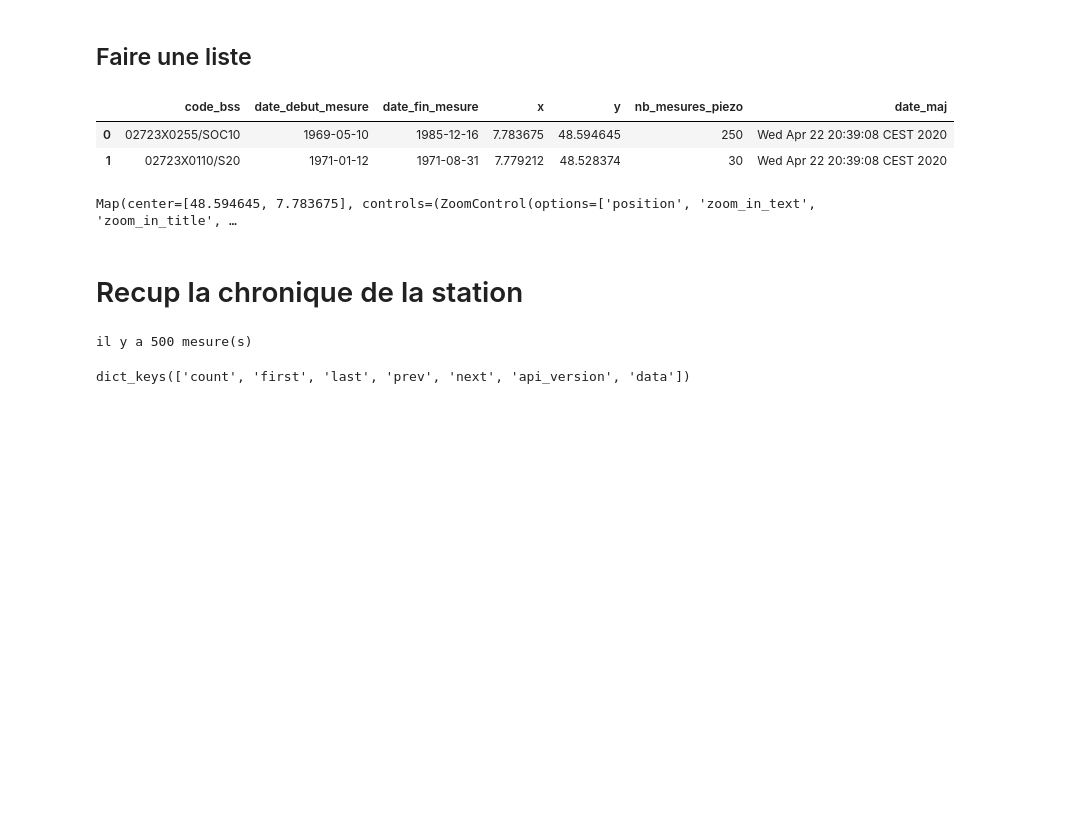
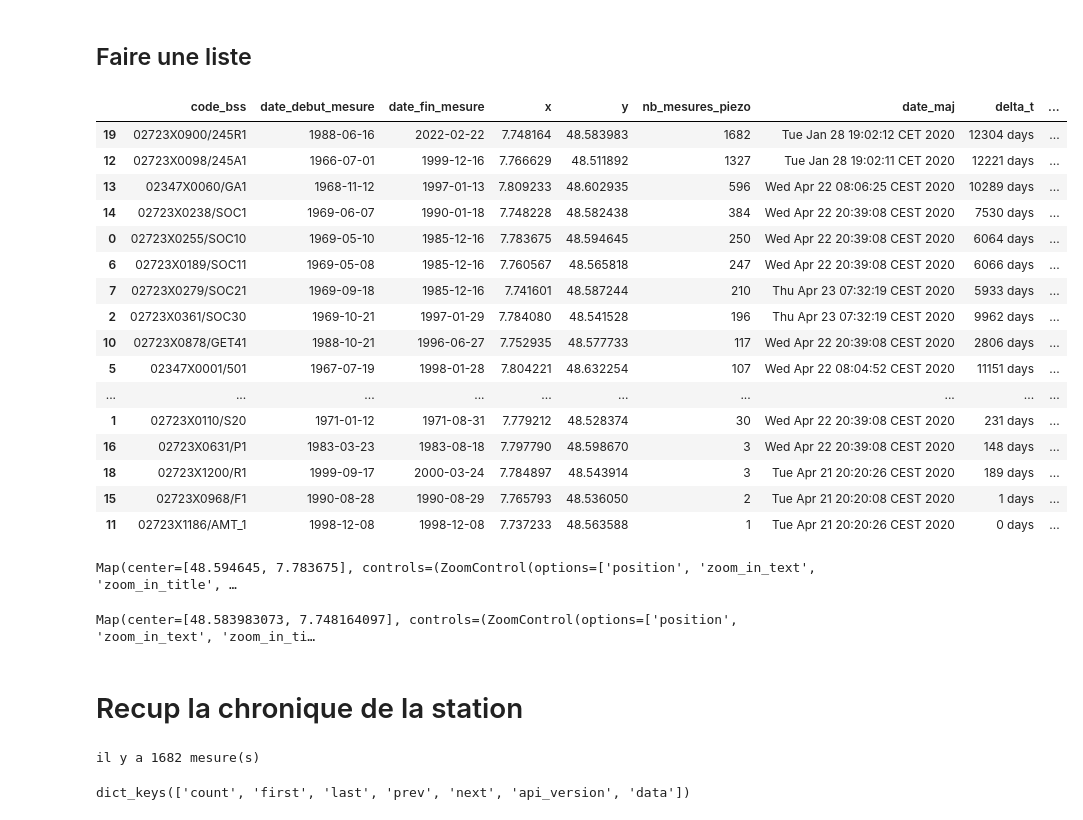
Before and after one commit to untic-dam/EauEnFrance_app, a Jupyter notebook: api_exploration_02.ipynb, the cells around one changed output. Saved outputs shown, nothing was run; the diff lists cells and outputs as text; code cells hidden in the pictures; blank space fills up the shorter version.

```diff
--- a/api_exploration_02.ipynb
+++ b/api_exploration_02.ipynb
@@ -139,11 +140,36 @@ pd.set_option('display.max_columns', None)
 # %%
 cols = ['code_bss', 'date_debut_mesure', 'date_fin_mesure', 'x', 'y', 'nb_mesures_piezo', 'date_maj']
 df_stations_light = df_stations[cols]
-df_stations_light.head(2)
+
+df_stations_light['date_debut_mesure'] = pd.to_datetime(df_stations_light['date_debut_mesure'])
+df_stations_light['date_fin_mesure'] = pd.to_datetime(df_stations_light['date_fin_mesure'])
-# %% [output]
-|  | code_bss | date_debut_mesure | date_fin_mesure | x | y | nb_mesures_piezo | date_maj |
-| 0 | 02723X0255/SOC10 | 1969-05-10 | 1985-12-16 | 7.783675 | 48.594645 | 250 | Wed Apr 22 20:39:08 CEST 2020 |
-| 1 | 02723X0110/S20 | 1971-01-12 | 1971-08-31 | 7.779212 | 48.528374 | 30 | Wed Apr 22 20:39:08 CEST 2020 |
+# %%
+#moyenne nb_mesure / mois
+df_stations_light['delta_t'] = df_stations_light['date_fin_mesure'] - df_stations_light['date_debut_mesure']
+df_stations_light['delta_t_mois'] = df_stations_light['delta_t'].dt.days / 30
+df_stations_light['moyenne_mesure_mois'] = df_stations_light['nb_mesures_piezo'] / df_stations_light['delta_t_mois']
+# %%
+sortBy = ['nb_mesures_piezo']
+
+df_stations_light.sort_values(by=sortBy, ascending=False)
+# %% [output]
+|  | code_bss | date_debut_mesure | date_fin_mesure | x | y | nb_mesures_piezo | date_maj | delta_t | ... |
+| 19 | 02723X0900/245R1 | 1988-06-16 | 2022-02-22 | 7.748164 | 48.583983 | 1682 | Tue Jan 28 19:02:12 CET 2020 | 12304 days | ... |
+| 12 | 02723X0098/245A1 | 1966-07-01 | 1999-12-16 | 7.766629 | 48.511892 | 1327 | Tue Jan 28 19:02:11 CET 2020 | 12221 days | ... |
+| 13 | 02347X0060/GA1 | 1968-11-12 | 1997-01-13 | 7.809233 | 48.602935 | 596 | Wed Apr 22 08:06:25 CEST 2020 | 10289 days | ... |
+| 14 | 02723X0238/SOC1 | 1969-06-07 | 1990-01-18 | 7.748228 | 48.582438 | 384 | Wed Apr 22 20:39:08 CEST 2020 | 7530 days | ... |
+| 0 | 02723X0255/SOC10 | 1969-05-10 | 1985-12-16 | 7.783675 | 48.594645 | 250 | Wed Apr 22 20:39:08 CEST 2020 | 6064 days | ... |
+| 6 | 02723X0189/SOC11 | 1969-05-08 | 1985-12-16 | 7.760567 | 48.565818 | 247 | Wed Apr 22 20:39:08 CEST 2020 | 6066 days | ... |
+| 7 | 02723X0279/SOC21 | 1969-09-18 | 1985-12-16 | 7.741601 | 48.587244 | 210 | Thu Apr 23 07:32:19 CEST 2020 | 5933 days | ... |
+| 2 | 02723X0361/SOC30 | 1969-10-21 | 1997-01-29 | 7.784080 | 48.541528 | 196 | Thu Apr 23 07:32:19 CEST 2020 | 9962 days | ... |
+| 10 | 02723X0878/GET41 | 1988-10-21 | 1996-06-27 | 7.752935 | 48.577733 | 117 | Wed Apr 22 20:39:08 CEST 2020 | 2806 days | ... |
+| 5 | 02347X0001/501 | 1967-07-19 | 1998-01-28 | 7.804221 | 48.632254 | 107 | Wed Apr 22 08:04:52 CEST 2020 | 11151 days | ... |
+| ... | ... | ... | ... | ... | ... | ... | ... | ... | ... |
+| 1 | 02723X0110/S20 | 1971-01-12 | 1971-08-31 | 7.779212 | 48.528374 | 30 | Wed Apr 22 20:39:08 CEST 2020 | 231 days | ... |
+| 16 | 02723X0631/P1 | 1983-03-23 | 1983-08-18 | 7.797790 | 48.598670 | 3 | Wed Apr 22 20:39:08 CEST 2020 | 148 days | ... |
+| 18 | 02723X1200/R1 | 1999-09-17 | 2000-03-24 | 7.784897 | 48.543914 | 3 | Tue Apr 21 20:20:26 CEST 2020 | 189 days | ... |
+| 15 | 02723X0968/F1 | 1990-08-28 | 1990-08-29 | 7.765793 | 48.536050 | 2 | Tue Apr 21 20:20:08 CEST 2020 | 1 days | ... |
+| 11 | 02723X1186/AMT_1 | 1998-12-08 | 1998-12-08 | 7.737233 | 48.563588 | 1 | Tue Apr 21 20:20:26 CEST 2020 | 0 days | ... |
 # %%
 def return_list_position(df_stations):
 
@@ -179,6 +205,16 @@ for loc in positions:
 m
 # %% [output]
 Map(center=[48.594645, 7.783675], controls=(ZoomControl(options=['position', 'zoom_in_text', 'zoom_in_title', …
+# %%
+# affiche la localisation de la station slectionnée
+loc = (station['y'], station['x'])
+
+m = Map(center=loc, zoom=15)
+marker = Marker(location=loc, draggable=False)
+m.add_layer(marker)
+m
+# %% [output]
+Map(center=[48.583983073, 7.748164097], controls=(ZoomControl(options=['position', 'zoom_in_text', 'zoom_in_ti…
 # %% [markdown]
 # Recup la chronique de la station
 # %%
@@ -194,9 +230,9 @@ def recup_chronique(code_bss, size=5000):
 # %%
 code_bss = str(station['code_bss'])
 
-chronique_req, chroniques = recup_chronique(code_bss, size=500)
+chronique_req, chroniques = recup_chronique(code_bss, size=5000)
 # %% [output]
-il y a 500 mesure(s)
+il y a 1682 mesure(s)
 # %%
 chronique_req.keys()
 # %% [output]
```
Also changed, not shown: parts of 10 cells of this notebook, 2 other files.
